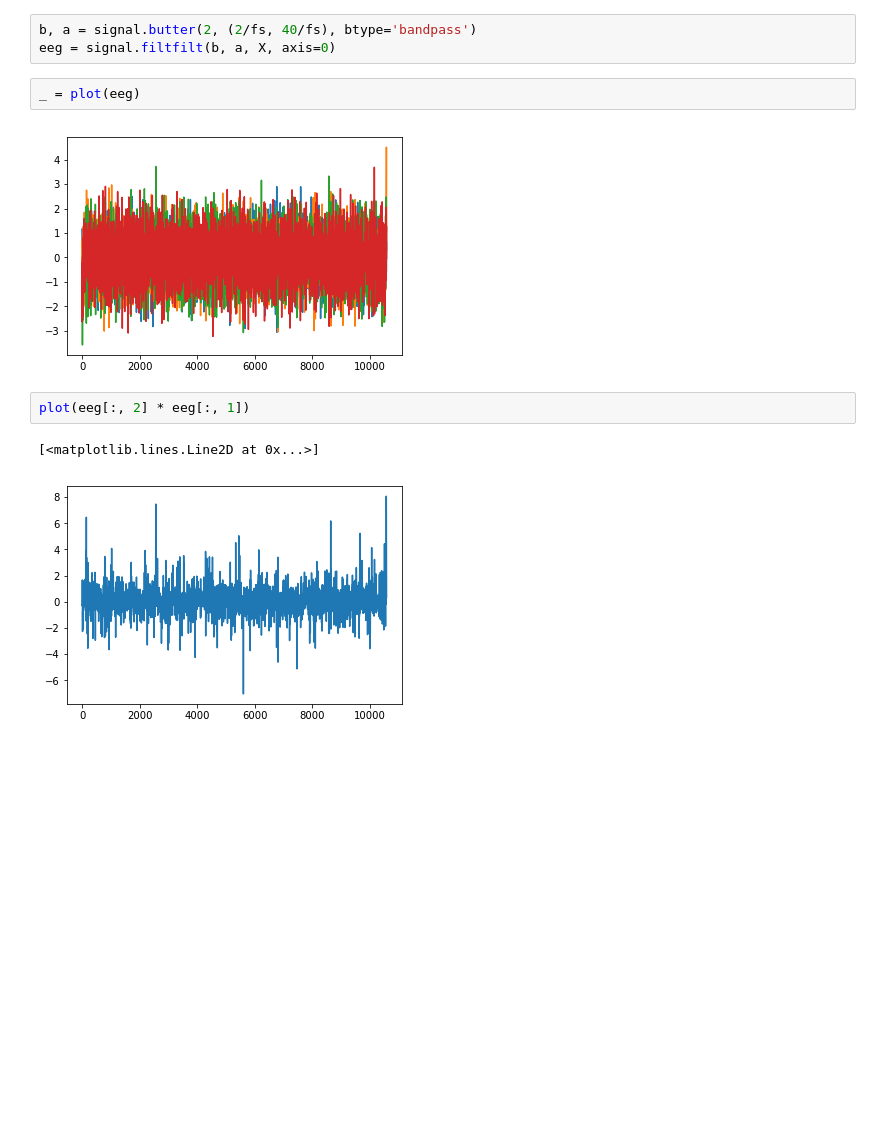
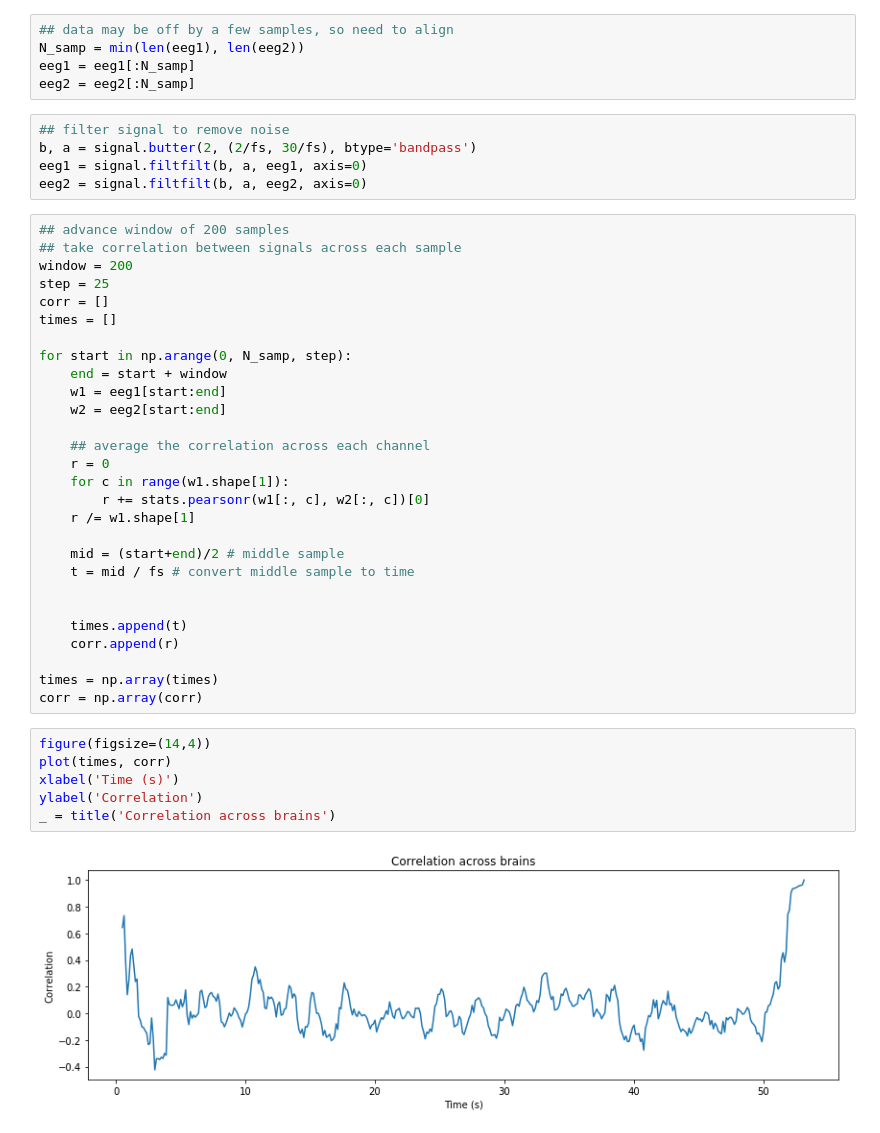
Before and after one commit to neurotech-berkeley/neurotech-course, a Jupyter notebook: lab7/analysis/cross_brain_correlation.ipynb, the cells around one changed output. Saved outputs shown, nothing was run; the diff lists cells and outputs as text; blank space fills up the shorter version.

Commit message:
cross brain correlation analysis

```diff
--- a/lab7/analysis/cross_brain_correlation.ipynb
+++ b/lab7/analysis/cross_brain_correlation.ipynb
@@ -23,12 +24,46 @@ X = np.array(d.ix[:, 1:5])
+# %%
+## data may be off by a few samples, so need to align
+N_samp = min(len(eeg1), len(eeg2))
+eeg1 = eeg1[:N_samp]
+eeg2 = eeg2[:N_samp]
 # %%
-b, a = signal.butter(2, (2/fs, 40/fs), btype='bandpass')
-eeg = signal.filtfilt(b, a, X, axis=0)
+## filter signal to remove noise
+b, a = signal.butter(2, (2/fs, 30/fs), btype='bandpass')
+eeg1 = signal.filtfilt(b, a, eeg1, axis=0)
+eeg2 = signal.filtfilt(b, a, eeg2, axis=0)
-# %%
-_ = plot(eeg)
-# %% [output]
-[figure, removed]
-# %%
-plot(eeg[:, 2] * eeg[:, 1])
-# %% [output]
-[<matplotlib.lines.Line2D at 0x...>]
-[figure, removed]
+# %%
+## advance window of 200 samples
+## take correlation between signals across each sample
+window = 200
+step = 25
+corr = []
+times = []
+
+for start in np.arange(0, N_samp, step):
+    end = start + window
+    w1 = eeg1[start:end]
+    w2 = eeg2[start:end]
+
+    ## average the correlation across each channel
+    r = 0
+    for c in range(w1.shape[1]):
+        r += stats.pearsonr(w1[:, c], w2[:, c])[0]
+    r /= w1.shape[1]
+
+    mid = (start+end)/2 # middle sample
+    t = mid / fs # convert middle sample to time
+
+
+    times.append(t)
+    corr.append(r)
+
+times = np.array(times)
+corr = np.array(corr)
+# %%
+figure(figsize=(14,4))
+plot(times, corr)
+xlabel('Time (s)')
+ylabel('Correlation')
+_ = title('Correlation across brains')
+# %% [output]
+[figure, added]
```
Also changed, not shown: parts of 7 cells of this notebook.
